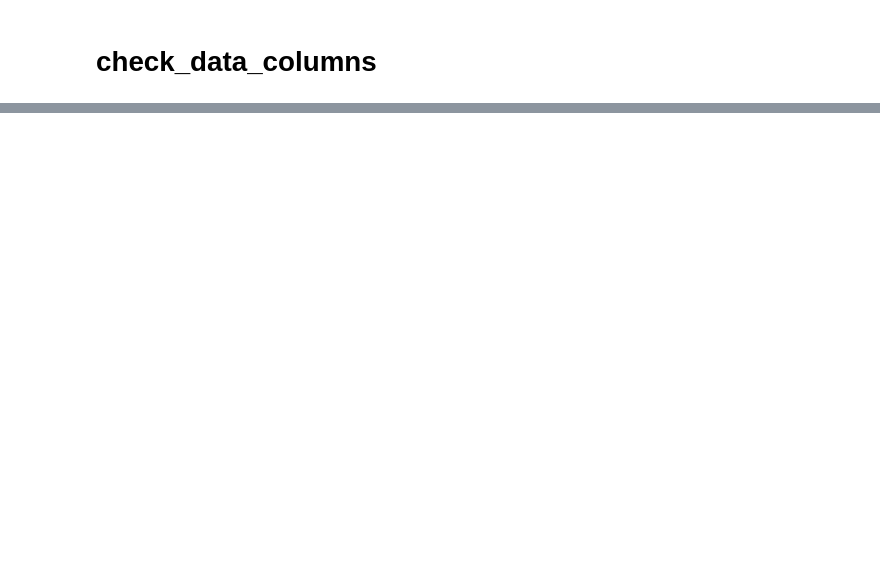
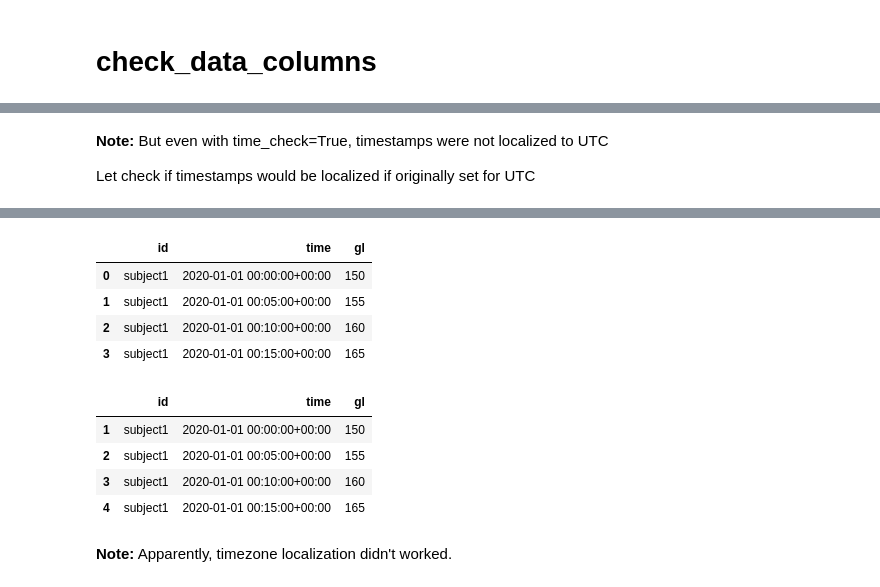
Before and after one commit to staskh/iglu_python, a Jupyter notebook: iglu_r_discrepancies.ipynb, the cells around one changed output, grey strips where cells are left out. Cells and saved outputs as stored; diff of their text form; code cells hidden in the pictures; blank space fills up the shorter version.

```diff
--- a/iglu_r_discrepancies.ipynb
+++ b/iglu_r_discrepancies.ipynb
@@ -288,3 +347,7 @@ print(r_result)
+# %% [markdown]
+**Note:** But even with time_check=True, timestamps were not localized to UTC
+
+Let check if timestamps would be localized if originally set for UTC
 # %%
 data = pd.DataFrame({
     'id': ['subject1', 'subject1', 'subject1', 'subject1'],
@@ -293,11 +356,13 @@ data = pd.DataFrame({
         '2020-01-01 00:05:00',  # 5 min
         '2020-01-01 00:10:00',  # 10 min
         '2020-01-01 00:15:00',  # 15 min
-    ]),
+    ]).tz_localize('UTC'),
     'gl': [150, 155, 160, 165]
 })
 
-r_result = my_check_data_columns(data,time_check=True,tz="UTC")
+display(data)
 
-print(r_result)
+r_result = my_check_data_columns(data,time_check=True,tz="Asia/Jerusalem")
+
+display(r_result)
 # %% [output]
@@ -308,0 +369,12 @@ print(r_result)
+|  | id | time | gl |
+| 0 | subject1 | 2020-01-01 00:00:00+00:00 | 150 |
+| 1 | subject1 | 2020-01-01 00:05:00+00:00 | 155 |
+| 2 | subject1 | 2020-01-01 00:10:00+00:00 | 160 |
+| 3 | subject1 | 2020-01-01 00:15:00+00:00 | 165 |
+|  | id | time | gl |
+| 1 | subject1 | 2020-01-01 00:00:00+00:00 | 150 |
+| 2 | subject1 | 2020-01-01 00:05:00+00:00 | 155 |
+| 3 | subject1 | 2020-01-01 00:10:00+00:00 | 160 |
+| 4 | subject1 | 2020-01-01 00:15:00+00:00 | 165 |
+# %% [markdown]
+**Note:** Apparently, timezone localization didn't worked.
```
Also changed, not shown: parts of 12 cells of this notebook.
